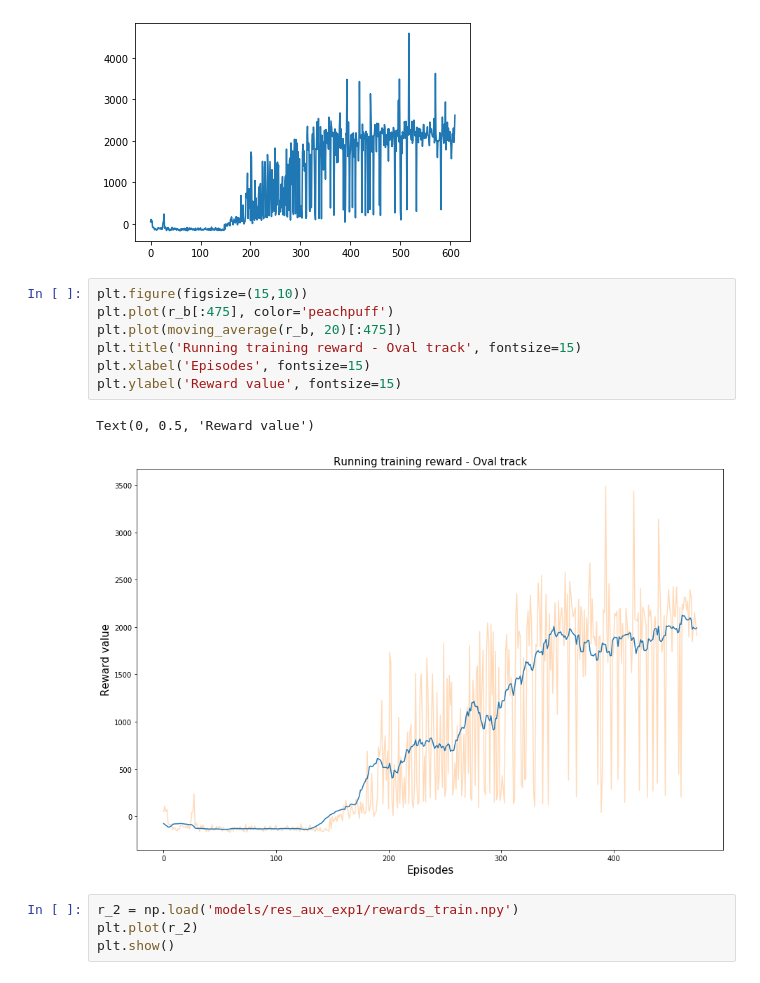
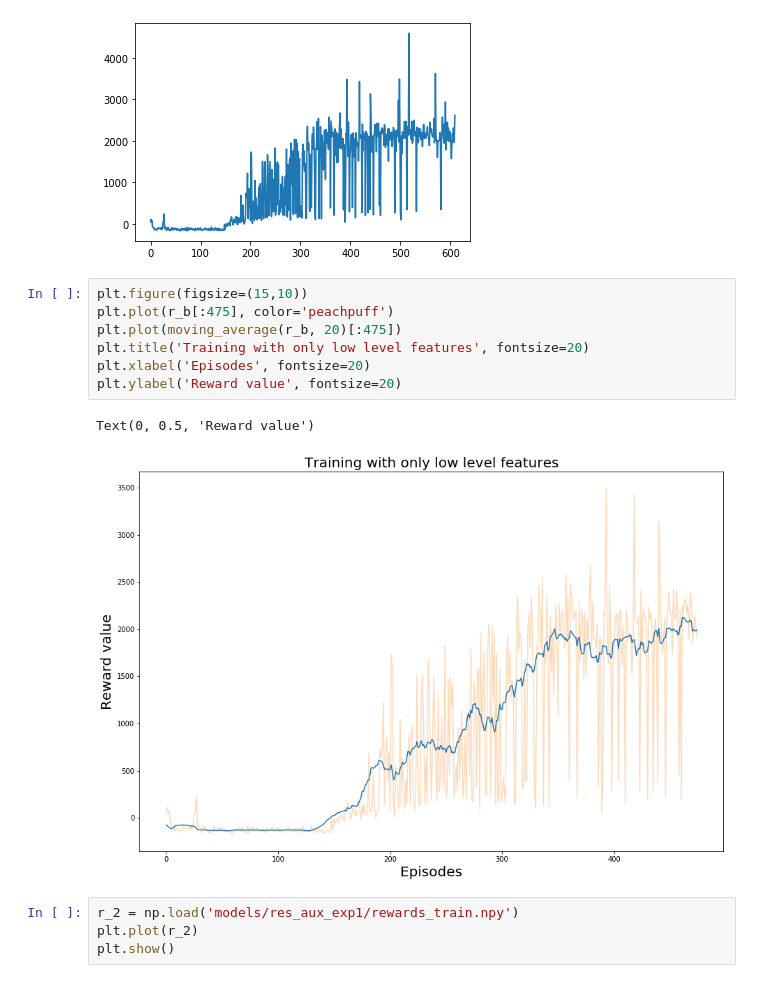
Before and after one commit to ambareeshsrja16/DDPG_Torcs_PyTorch, a Jupyter notebook: plotting.ipynb, the cells around one changed output. Cells and saved outputs as stored; diff of their text form.

```diff
--- a/plotting.ipynb
+++ b/plotting.ipynb
@@ -31,13 +31,13 @@ plt.show()
 # %%
 plt.figure(figsize=(15,10))
 plt.plot(r_b[:475], color='peachpuff')
 plt.plot(moving_average(r_b, 20)[:475])
-plt.title('Running training reward - Oval track', fontsize=15)
-plt.xlabel('Episodes', fontsize=15)
-plt.ylabel('Reward value', fontsize=15)
+plt.title('Training with only low level features', fontsize=20)
+plt.xlabel('Episodes', fontsize=20)
+plt.ylabel('Reward value', fontsize=20)
 # %% [output]
 Text(0, 0.5, 'Reward value')
-[figure, old version]
+[figure, new version]
 # %%
 r_2 = np.load('models/res_aux_exp1/rewards_train.npy')
 plt.plot(r_2)
```
Also changed, not shown: parts of 5 cells of this notebook, 2 other files.
